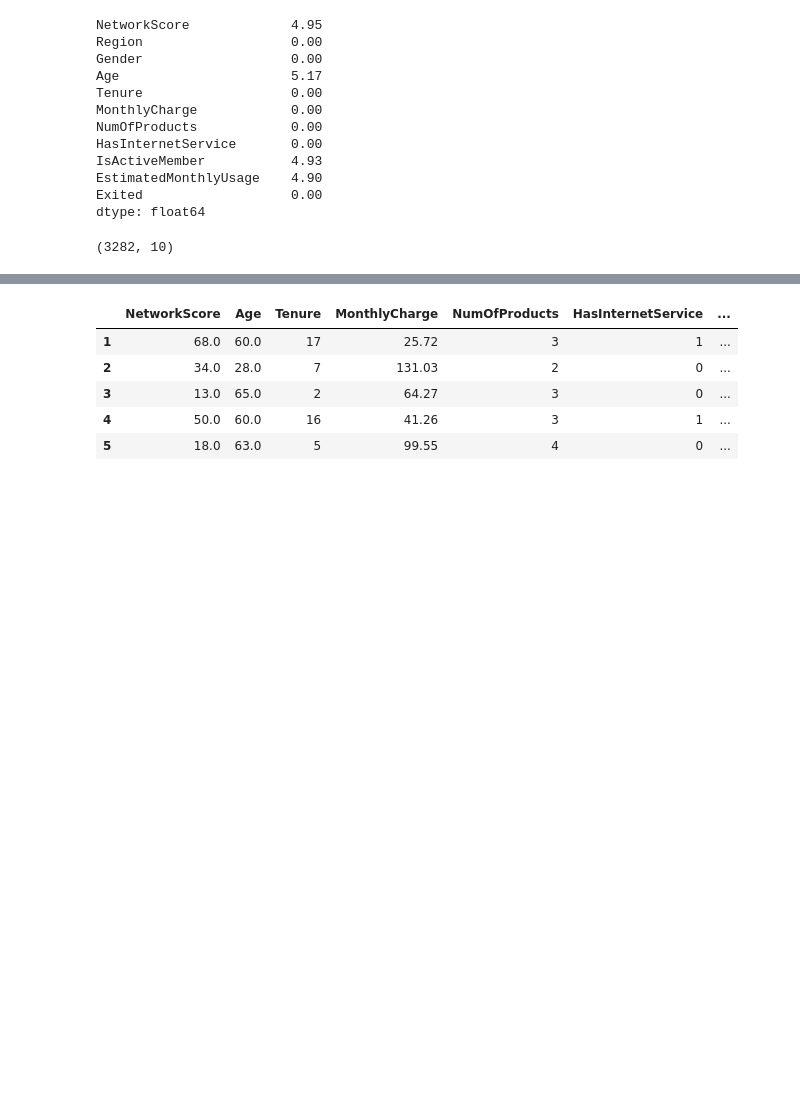
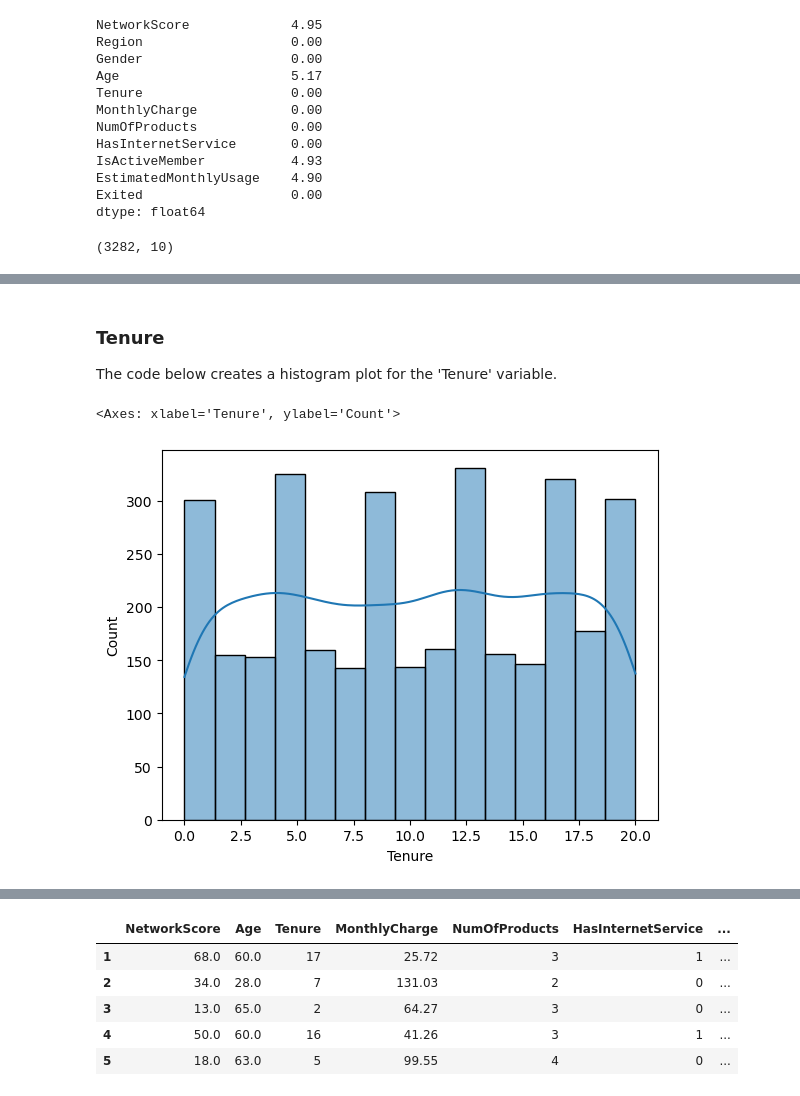
Before and after one commit to bitz-chauhan/telecom-churn-model-prediction, a Jupyter notebook: telecom-churn-case-study.ipynb, the cells around one changed output, grey strips where cells are left out. Cells and saved outputs as stored; diff of their text form; code cells hidden in the pictures; blank space fills up the shorter version.

```diff
--- a/telecom-churn-case-study.ipynb
+++ b/telecom-churn-case-study.ipynb
@@ -117,0 +138,8 @@ telecom.shape
+# %% [markdown]
+### Tenure
+The code below creates a histogram plot for the 'Tenure' variable.
+# %%
+sns.histplot(telecom['Tenure'], kde=True)
+# %% [output]
+<Axes: xlabel='Tenure', ylabel='Count'>
+[figure, added]
```
Also changed, not shown: parts of 32 cells of this notebook, 1 other file.
